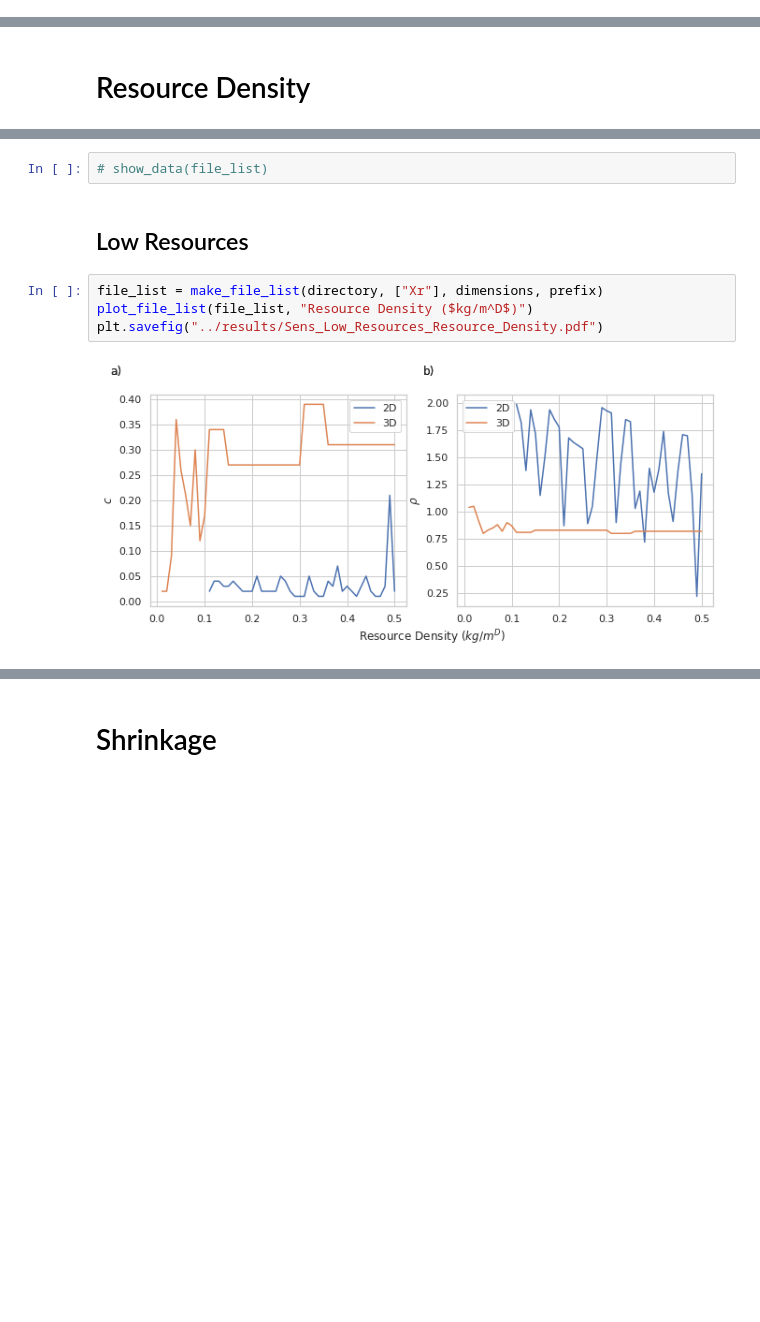
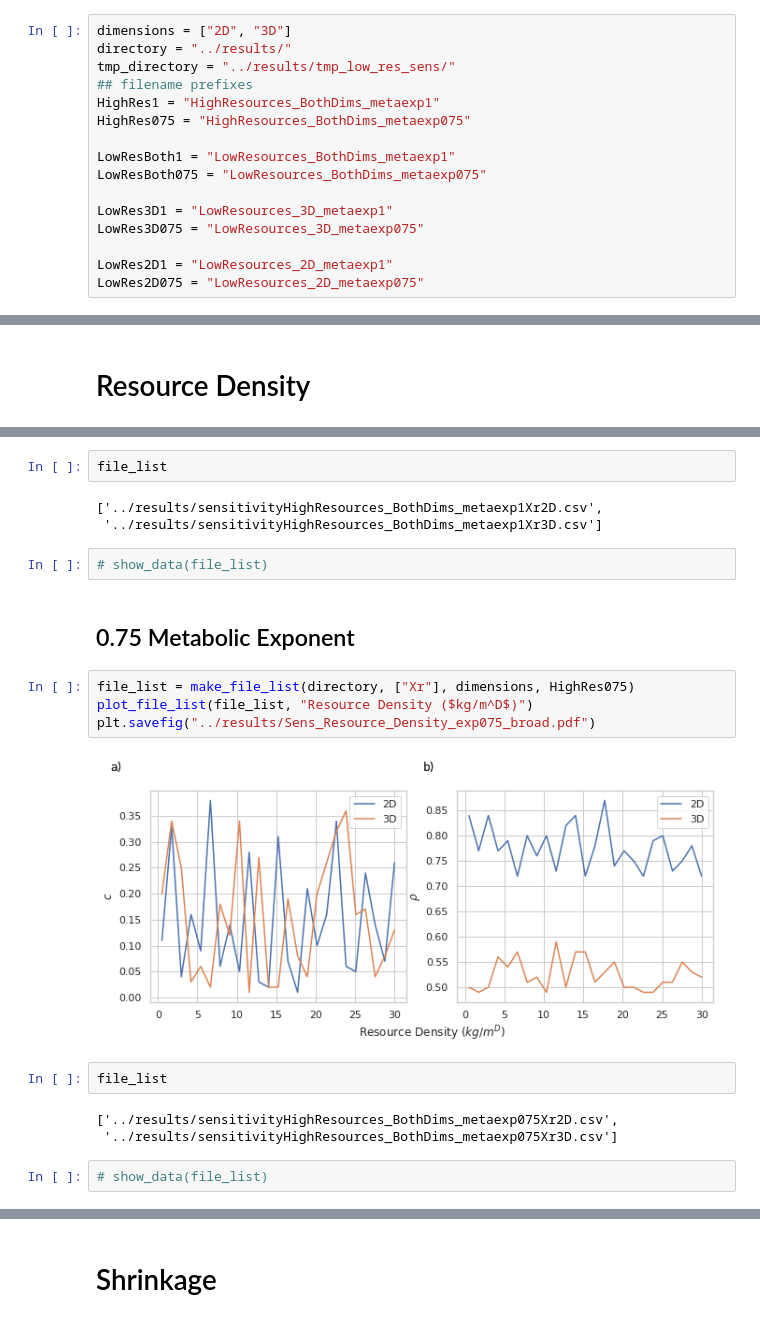
Before and after one commit to Don-Burns/Masters_Project, a Jupyter notebook: code/Sensitivity_Plots.ipynb, the cells around one changed output, grey strips where cells are left out. Saved outputs shown, nothing was run; the diff lists cells and outputs as text; blank space fills up the shorter version.

```diff
--- a/code/Sensitivity_Plots.ipynb
+++ b/code/Sensitivity_Plots.ipynb
@@ -86,3 +81,19 @@ prefix = "LowResources"
+# %%
+dimensions = ["2D", "3D"]
+directory = "../results/"
+tmp_directory = "../results/tmp_low_res_sens/"
+## filename prefixes
+HighRes1 = "HighResources_BothDims_metaexp1"
+HighRes075 = "HighResources_BothDims_metaexp075"
+
+LowResBoth1 = "LowResources_BothDims_metaexp1"
+LowResBoth075 = "LowResources_BothDims_metaexp075"
+
+LowRes3D1 = "LowResources_3D_metaexp1"
+LowRes3D075 = "LowResources_3D_metaexp075"
+
+LowRes2D1 = "LowResources_2D_metaexp1"
+LowRes2D075 = "LowResources_2D_metaexp075"
 # %% [markdown]
 # Maturation over long time scale
 # %% [markdown]
@@ -199,10 +416,22 @@ plt.savefig("../results/Sens_Resource_Density.pdf")
+# %%
+file_list
+# %% [output]
+['../results/sensitivityHighResources_BothDims_metaexp1Xr2D.csv',
+ '../results/sensitivityHighResources_BothDims_metaexp1Xr3D.csv']
 # %%
 # show_data(file_list)
-# %% [markdown]
-## Low Resources
+# %% [markdown]
+## 0.75 Metabolic Exponent
 # %%
-file_list = make_file_list(directory, ["Xr"], dimensions, prefix)
+file_list = make_file_list(directory, ["Xr"], dimensions, HighRes075)
 plot_file_list(file_list, "Resource Density ($kg/m^D$)")
-plt.savefig("../results/Sens_Low_Resources_Resource_Density.pdf")
+plt.savefig("../results/Sens_Resource_Density_exp075_broad.pdf")
 # %% [output]
-[figure, old version]
+[figure, new version]
+# %%
+file_list
+# %% [output]
+['../results/sensitivityHighResources_BothDims_metaexp075Xr2D.csv',
+ '../results/sensitivityHighResources_BothDims_metaexp075Xr3D.csv']
+# %%
+# show_data(file_list)
```
Also changed, not shown: parts of 70 cells of this notebook, 1 other file.
